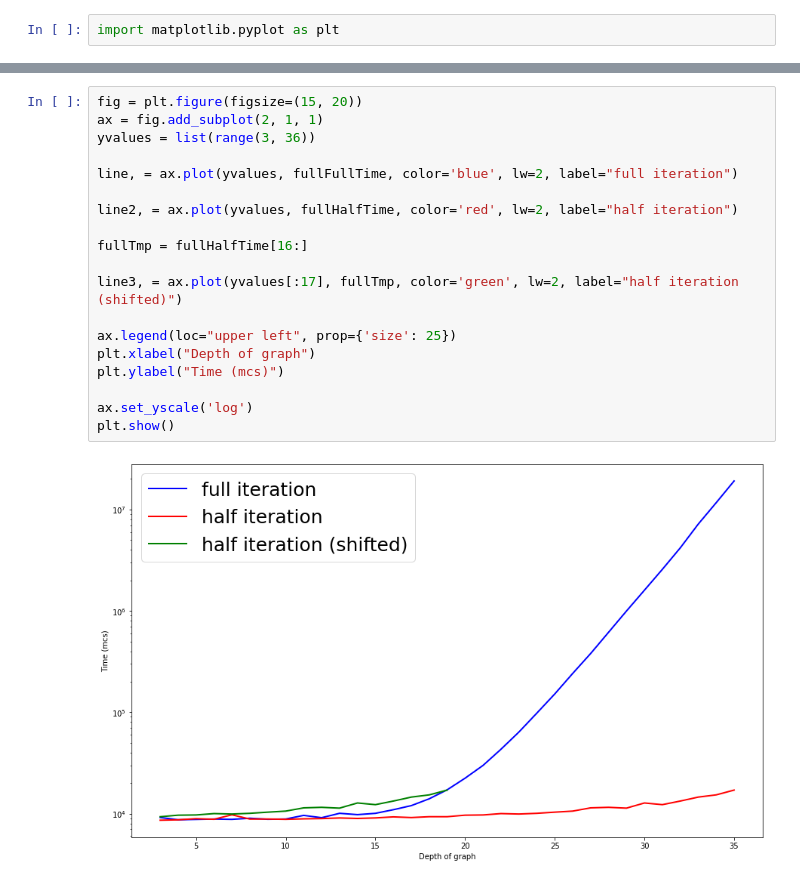
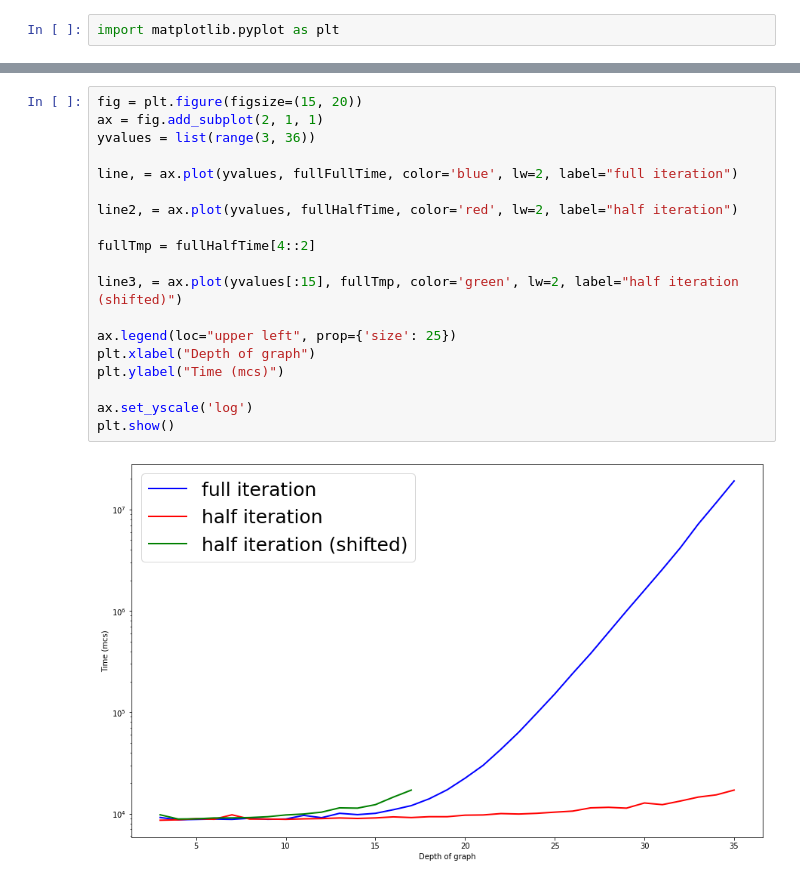
Before and after one commit to Oanikulin/simulatorPolynomial, a Jupyter notebook: graphNotebooks/TreeSimulationGraphs.ipynb, the cells around one changed output, grey strips where cells are left out. Drawn from its saved outputs; the diff is of its cells as text.

```diff
--- a/graphNotebooks/TreeSimulationGraphs.ipynb
+++ b/graphNotebooks/TreeSimulationGraphs.ipynb
@@ -129,24 +121,24 @@ plt.show()
 # %%
 fig = plt.figure(figsize=(15, 20))
 ax = fig.add_subplot(2, 1, 1)
 yvalues = list(range(3, 36))
 
 line, = ax.plot(yvalues, fullFullTime, color='blue', lw=2, label="full iteration")
 
 line2, = ax.plot(yvalues, fullHalfTime, color='red', lw=2, label="half iteration")
 
-fullTmp = fullHalfTime[16:]
+fullTmp = fullHalfTime[4::2]
 
-line3, = ax.plot(yvalues[:17], fullTmp, color='green', lw=2, label="half iteration (shifted)")
+line3, = ax.plot(yvalues[:15], fullTmp, color='green', lw=2, label="half iteration (shifted)")
 
 ax.legend(loc="upper left", prop={'size': 25})
 plt.xlabel("Depth of graph")
 plt.ylabel("Time (mcs)")
 
 ax.set_yscale('log')
 plt.show()
 # %% [output]
-[figure, old version]
+[figure, new version]
 # %%
 fig = plt.figure(figsize=(15, 20))
 ax = fig.add_subplot(2, 1, 1)
```
Also changed, not shown: parts of 6 cells of this notebook.
